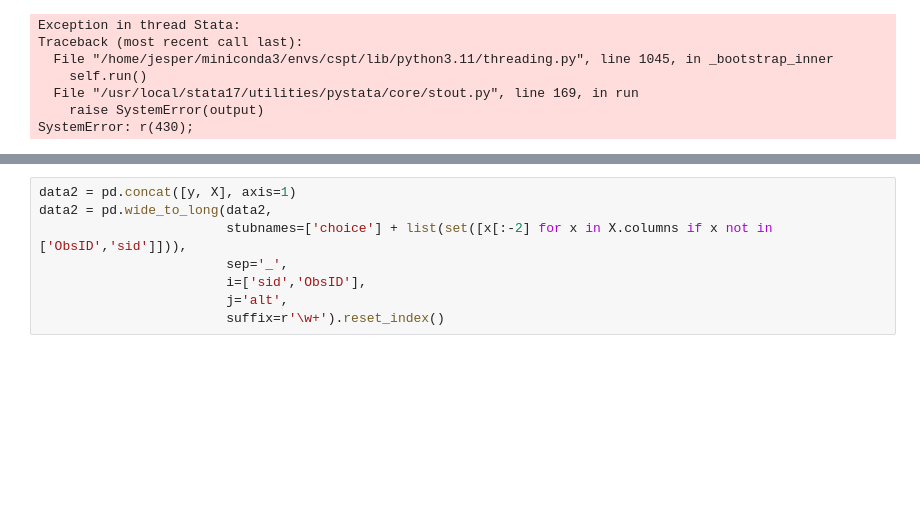
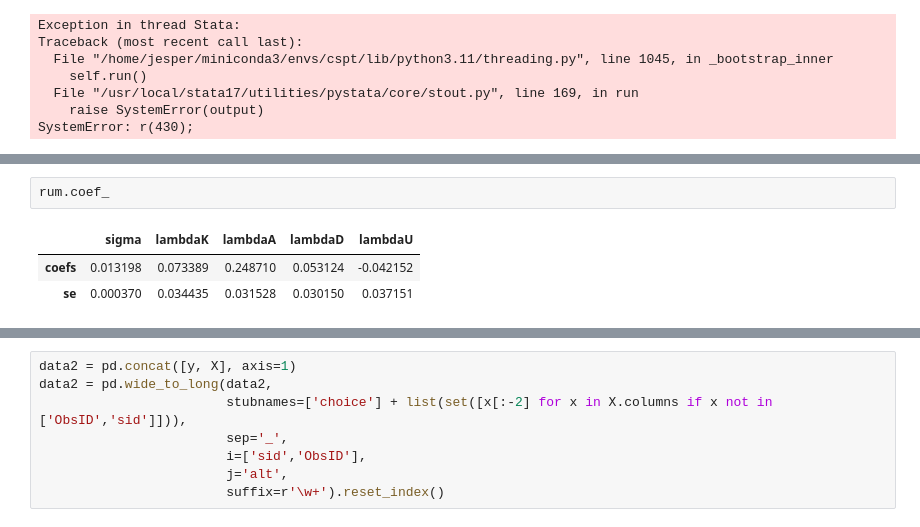
Before and after one commit to armoutihansen/EETML, a Jupyter notebook: Analysis/Python/test.ipynb, the cells around one changed output, grey strips where cells are left out. Saved outputs shown, nothing was run; the diff lists cells and outputs as text; blank space fills up the shorter version.

```diff
--- a/Analysis/Python/test.ipynb
+++ b/Analysis/Python/test.ipynb
@@ -102,0 +162,6 @@ SystemError:                                   (Std. err. adjusted for 174 clust
+# %%
+rum.coef_
+# %% [output]
+|  | sigma | lambdaK | lambdaA | lambdaD | lambdaU |
+| coefs | 0.013198 | 0.073389 | 0.248710 | 0.053124 | -0.042152 |
+| se | 0.000370 | 0.034435 | 0.031528 | 0.030150 | 0.037151 |
```
Also changed, not shown: parts of 17 cells of this notebook, 1 other file.
